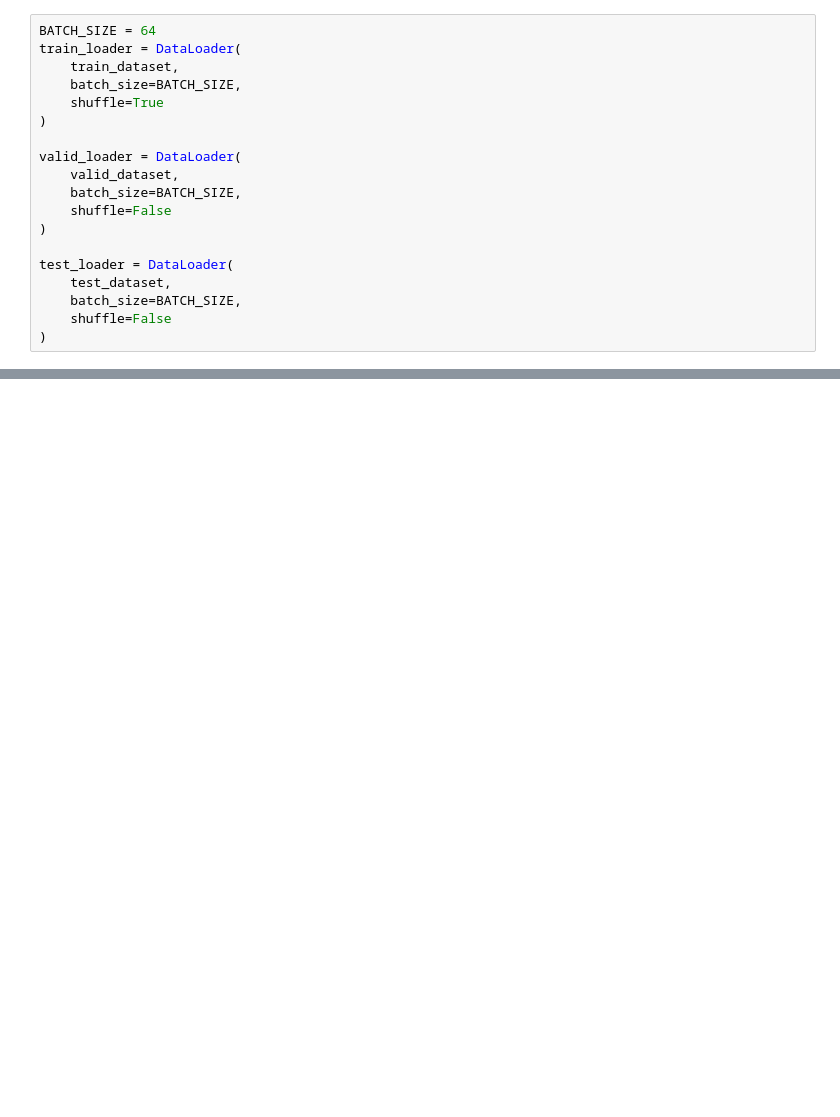
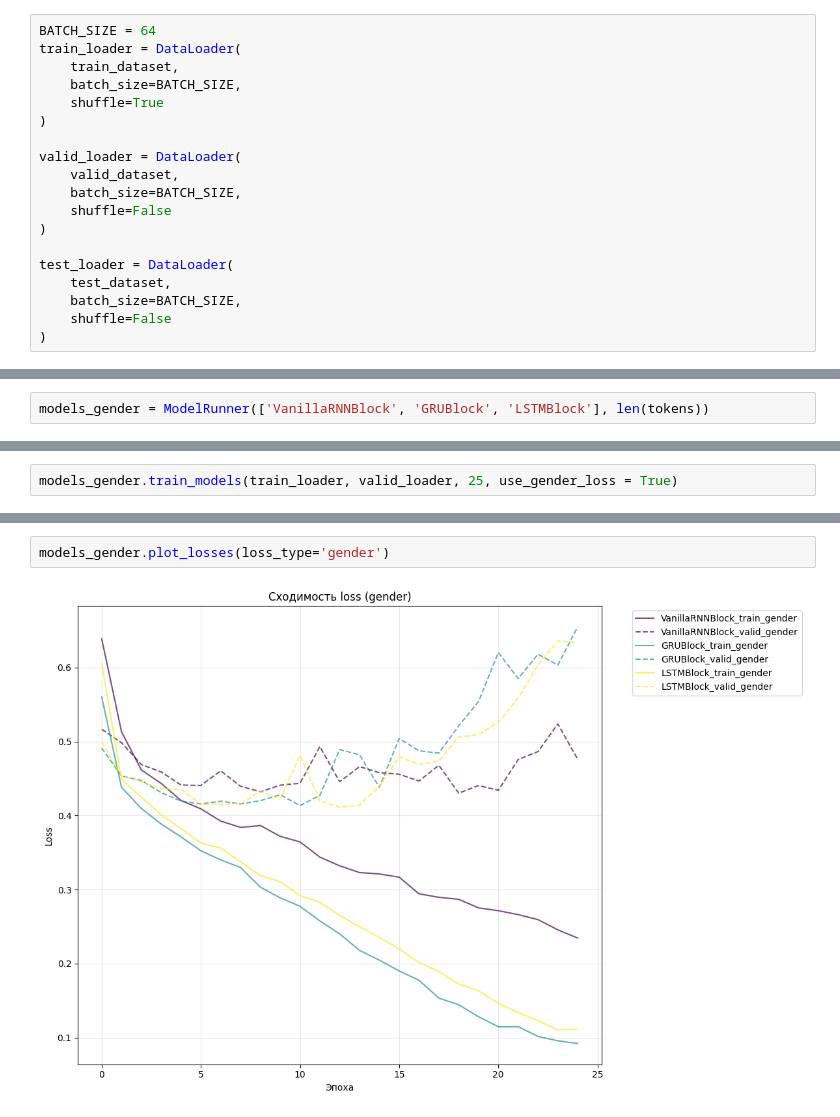
Before and after one commit to Analagis/learning_ML_projects, a Jupyter notebook: Project10/src/report.ipynb, the cells around one changed output, grey strips where cells are left out. Saved outputs shown, nothing was run; the diff lists cells and outputs as text; blank space fills up the shorter version.

```diff
--- a/Project10/src/report.ipynb
+++ b/Project10/src/report.ipynb
@@ -349,0 +190,2 @@ test_roc_auc:  0.917
+# %%
+models_gender = ModelRunner(['VanillaRNNBlock', 'GRUBlock', 'LSTMBlock'], len(tokens))
@@ -349,0 +194,2 @@ test_roc_auc:  0.917
+# %%
+models_gender.train_models(train_loader, valid_loader, 25, use_gender_loss = True)
@@ -349,0 +214,4 @@ test_roc_auc:  0.917
+# %%
+models_gender.plot_losses(loss_type='gender')
+# %% [output]
+[figure, added]
```
Also changed, not shown: parts of 58 cells of this notebook, 3 other files.
